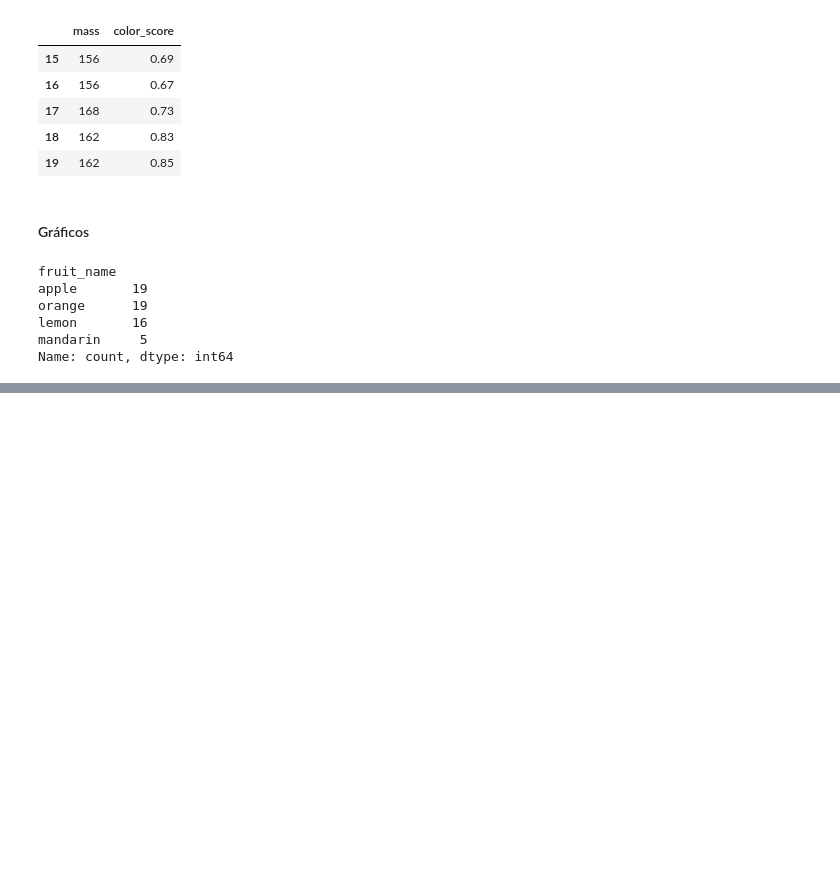
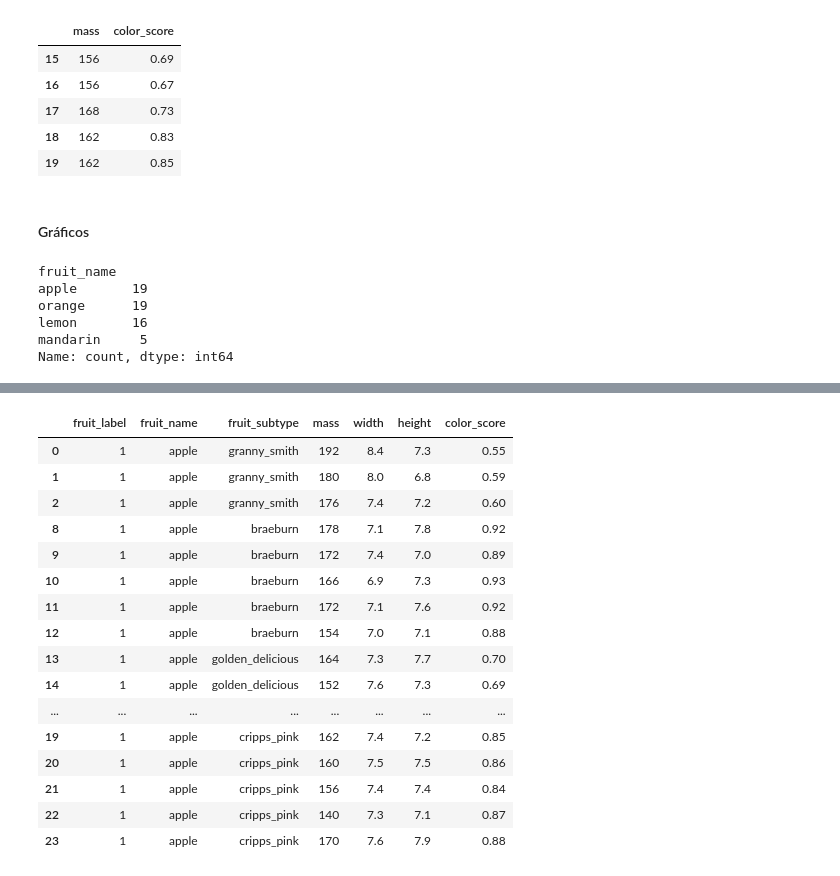
Before and after one commit to engcriscunha/Curso-Machine-Learning-DELL, a Jupyter notebook: fruits.ipynb, the cells around one changed output, grey strips where cells are left out. Saved outputs shown, nothing was run; the diff lists cells and outputs as text; code cells hidden in the pictures; blank space fills up the shorter version.

Commit message:
feat: definir variavel macas

```diff
--- a/fruits.ipynb
+++ b/fruits.ipynb
@@ -182,0 +208,22 @@ Name: count, dtype: int64
+# %%
+macas = frutas['fruit_name'] == 'apple' #aparece as linhas em que a fruta é maçã
+# %%
+frutas[macas]
+# %% [output]
+|  | fruit_label | fruit_name | fruit_subtype | mass | width | height | color_score |
+| 0 | 1 | apple | granny_smith | 192 | 8.4 | 7.3 | 0.55 |
+| 1 | 1 | apple | granny_smith | 180 | 8.0 | 6.8 | 0.59 |
+| 2 | 1 | apple | granny_smith | 176 | 7.4 | 7.2 | 0.60 |
+| 8 | 1 | apple | braeburn | 178 | 7.1 | 7.8 | 0.92 |
+| 9 | 1 | apple | braeburn | 172 | 7.4 | 7.0 | 0.89 |
+| 10 | 1 | apple | braeburn | 166 | 6.9 | 7.3 | 0.93 |
+| 11 | 1 | apple | braeburn | 172 | 7.1 | 7.6 | 0.92 |
+| 12 | 1 | apple | braeburn | 154 | 7.0 | 7.1 | 0.88 |
+| 13 | 1 | apple | golden_delicious | 164 | 7.3 | 7.7 | 0.70 |
+| 14 | 1 | apple | golden_delicious | 152 | 7.6 | 7.3 | 0.69 |
+| ... | ... | ... | ... | ... | ... | ... | ... |
+| 19 | 1 | apple | cripps_pink | 162 | 7.4 | 7.2 | 0.85 |
+| 20 | 1 | apple | cripps_pink | 160 | 7.5 | 7.5 | 0.86 |
+| 21 | 1 | apple | cripps_pink | 156 | 7.4 | 7.4 | 0.84 |
+| 22 | 1 | apple | cripps_pink | 140 | 7.3 | 7.1 | 0.87 |
+| 23 | 1 | apple | cripps_pink | 170 | 7.6 | 7.9 | 0.88 |
```
Also changed, not shown: parts of 2 cells of this notebook.
